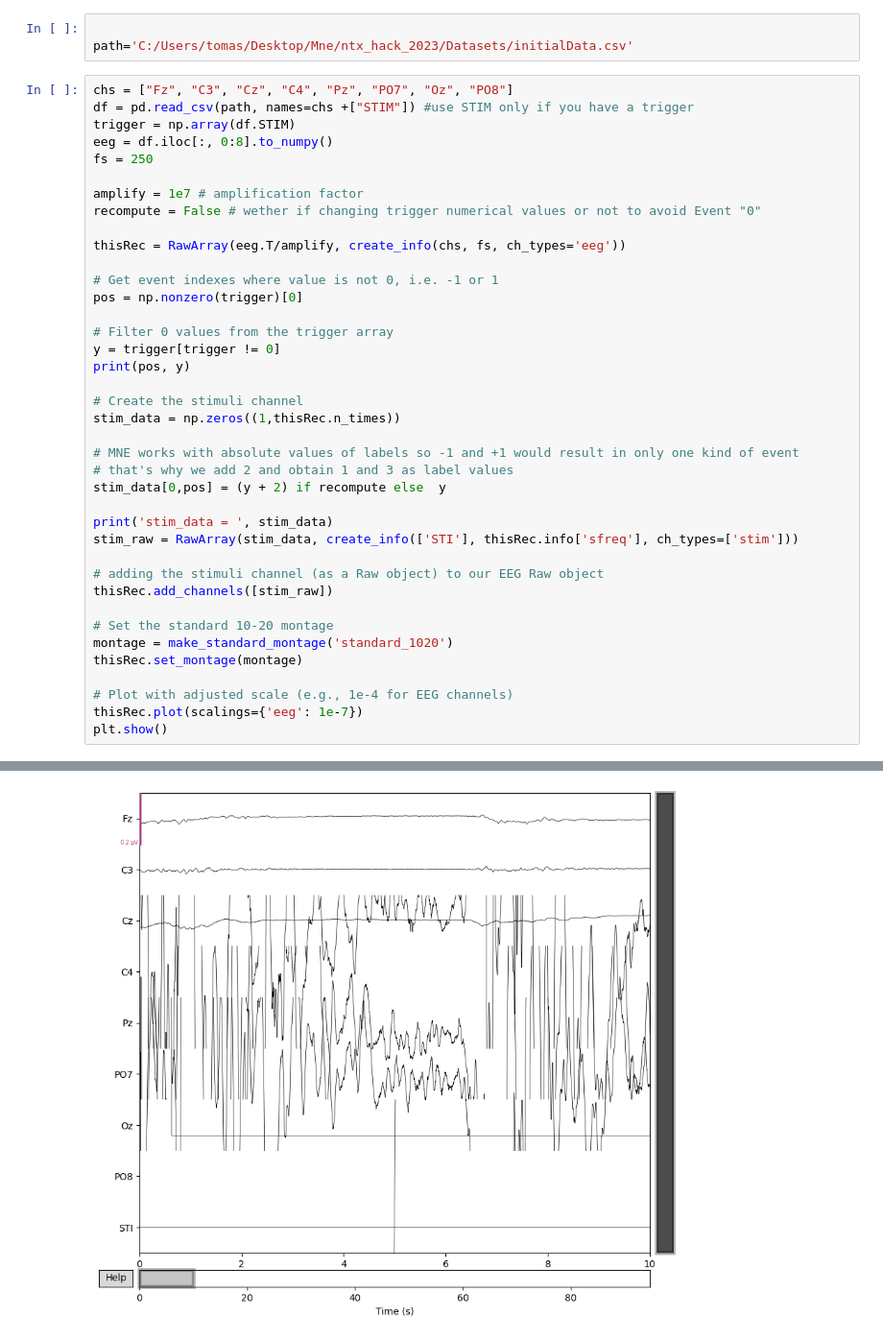
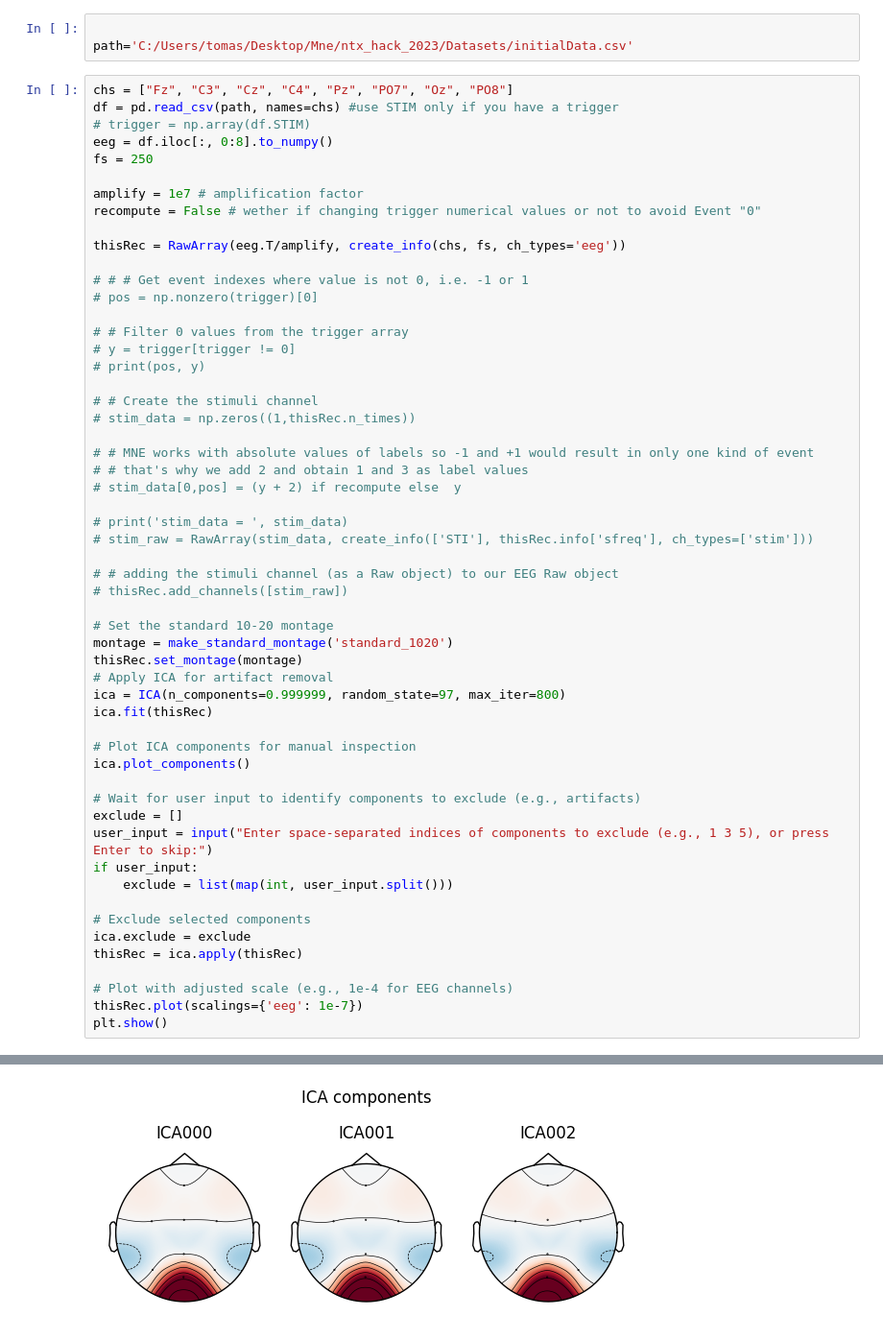
Before and after one commit to PipelonDevs/ntx_hack_2023, a Jupyter notebook: MNE/jupyter-tests/Untitled.ipynb, the cells around one changed output, grey strips where cells are left out. Shown: that part at 96% size. Cells and saved outputs as stored; diff of their text form.

```diff
--- a/MNE/jupyter-tests/Untitled.ipynb
+++ b/MNE/jupyter-tests/Untitled.ipynb
@@ -10,8 +12,8 @@ from mne.channels.montage import make_standard_montage
 path='C:/Users/tomas/Desktop/Mne/ntx_hack_2023/Datasets/initialData.csv'
 # %%
 chs = ["Fz", "C3", "Cz", "C4", "Pz", "PO7", "Oz", "PO8"]
-df = pd.read_csv(path, names=chs +["STIM"]) #use STIM only if you have a trigger
-trigger = np.array(df.STIM)
+df = pd.read_csv(path, names=chs) #use STIM only if you have a trigger
+# trigger = np.array(df.STIM)
 eeg = df.iloc[:, 0:8].to_numpy()
 fs = 250
 
@@ -20,29 +22,45 @@ recompute = False # wether if changing trigger numerical values or not to avoid
 
 thisRec = RawArray(eeg.T/amplify, create_info(chs, fs, ch_types='eeg'))
 
-# Get event indexes where value is not 0, i.e. -1 or 1
-pos = np.nonzero(trigger)[0]
+# # # Get event indexes where value is not 0, i.e. -1 or 1
+# pos = np.nonzero(trigger)[0]
 
-# Filter 0 values from the trigger array
-y = trigger[trigger != 0]
-print(pos, y)
+# # Filter 0 values from the trigger array
+# y = trigger[trigger != 0]
+# print(pos, y)
 
-# Create the stimuli channel
-stim_data = np.zeros((1,thisRec.n_times))
+# # Create the stimuli channel
+# stim_data = np.zeros((1,thisRec.n_times))
 
-# MNE works with absolute values of labels so -1 and +1 would result in only one kind of event
-# that's why we add 2 and obtain 1 and 3 as label values
-stim_data[0,pos] = (y + 2) if recompute else  y
+# # MNE works with absolute values of labels so -1 and +1 would result in only one kind of event
+# # that's why we add 2 and obtain 1 and 3 as label values
+# stim_data[0,pos] = (y + 2) if recompute else  y
 
-print('stim_data = ', stim_data)
-stim_raw = RawArray(stim_data, create_info(['STI'], thisRec.info['sfreq'], ch_types=['stim']))
+# print('stim_data = ', stim_data)
+# stim_raw = RawArray(stim_data, create_info(['STI'], thisRec.info['sfreq'], ch_types=['stim']))
 
-# adding the stimuli channel (as a Raw object) to our EEG Raw object
-thisRec.add_channels([stim_raw])
+# # adding the stimuli channel (as a Raw object) to our EEG Raw object
+# thisRec.add_channels([stim_raw])
 
 # Set the standard 10-20 montage
 montage = make_standard_montage('standard_1020')
 thisRec.set_montage(montage)
+# Apply ICA for artifact removal
+ica = ICA(n_components=0.999999, random_state=97, max_iter=800)
+ica.fit(thisRec)
+
+# Plot ICA components for manual inspection
+ica.plot_components()
+
+# Wait for user input to identify components to exclude (e.g., artifacts)
+exclude = []
+user_input = input("Enter space-separated indices of components to exclude (e.g., 1 3 5), or press Enter to skip:")
+if user_input:
+    exclude = list(map(int, user_input.split()))
+
+# Exclude selected components
+ica.exclude = exclude
+thisRec = ica.apply(thisRec)
 
 # Plot with adjusted scale (e.g., 1e-4 for EEG channels)
 thisRec.plot(scalings={'eeg': 1e-7})
@@ -59 +75 @@ Ready.
-[figure, old version]
+[figure, new version]
```
Also changed, not shown: parts of 2 cells of this notebook.
